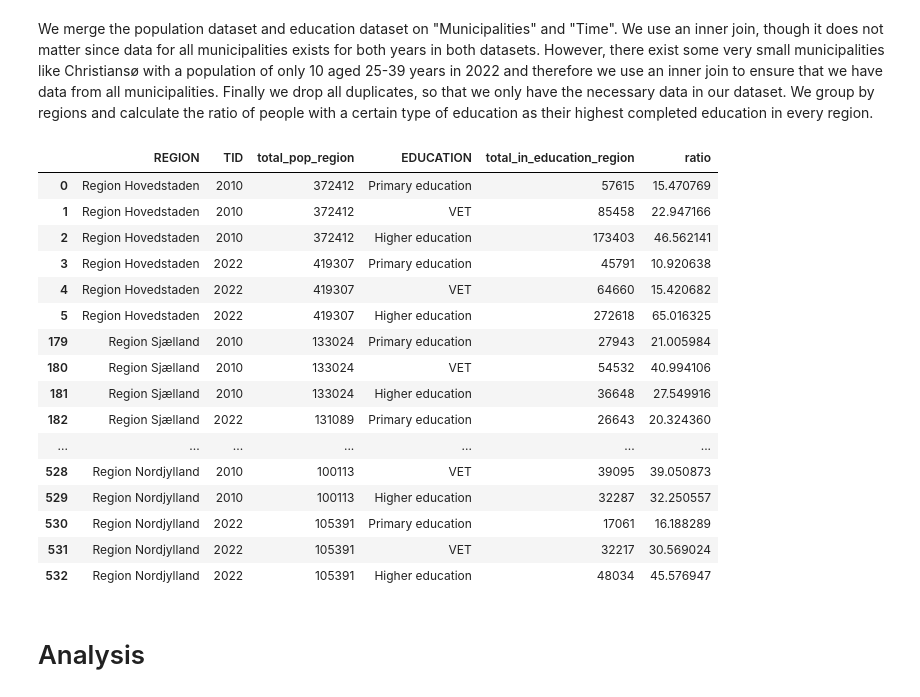
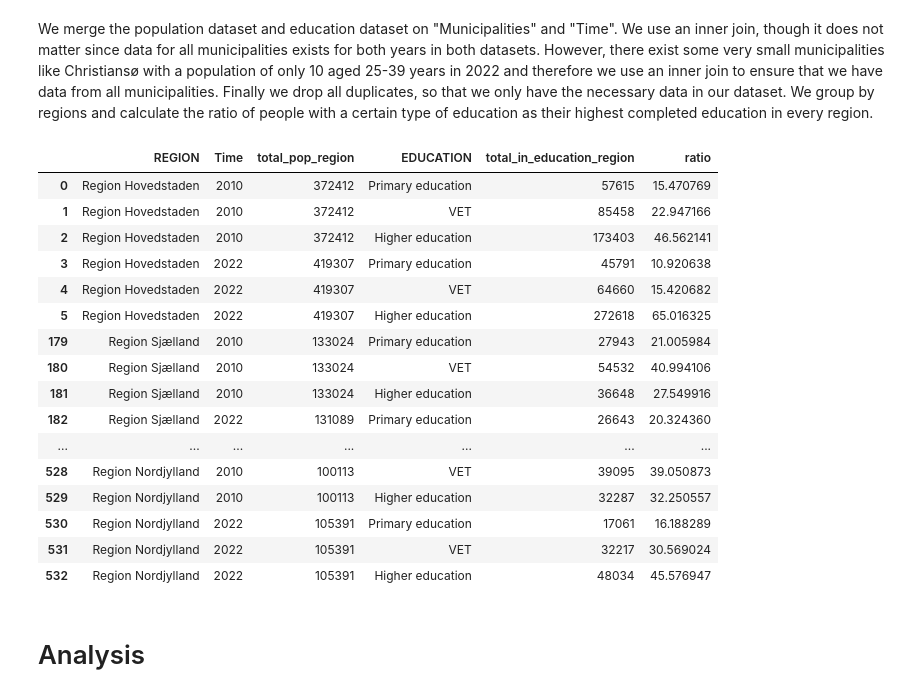
Before and after one commit to NumEconCopenhagen/projects-2023-iim, a Jupyter notebook: dataproject/dataproject.ipynb, the cells around one changed output. Saved outputs shown, nothing was run; the diff lists cells and outputs as text; code cells hidden in the pictures.

```diff
--- a/dataproject/dataproject.ipynb
+++ b/dataproject/dataproject.ipynb
@@ -217,24 +190,25 @@ We merge the population dataset and education dataset on "Municipalities" and "T
 # %%
 # Merging the datasets for population and educational level
 df_merge = pd.merge(pop_df_concatenate, edu_df_concatenate, how = 'inner', on = ['KOMK', "TID"]);
 
 # Summing over region and educational level
 df_merge['total_in_education_region'] = df_merge.groupby(["TID", "REGION", 'EDUCATION'])['total_in_education'].transform('sum')
 ##final_df['total_pop_region'] = final_df.groupby(["TID", "REGION"])['total_pop'].transform('sum')/3
 
 # Dropping duplicates
 df_merge = df_merge.drop_duplicates(subset=("TID","REGION", "EDUCATION"))
 
 # Drop variables that are no longer needed
 drop_variables(df_merge, ['KOMK','total_pop','total_in_education'])
 
 # Generating ratio in each region
 df_merge["ratio"]=df_merge["total_in_education_region"]/df_merge["total_pop_region"]*100
+df_merge = df_merge.rename(columns={'TID': 'Time'})
 
 # Printing the final dataset
 df_merge
 # %% [output]
-|  | REGION | TID | total_pop_region | EDUCATION | total_in_education_region | ratio |
+|  | REGION | Time | total_pop_region | EDUCATION | total_in_education_region | ratio |
 | 0 | Region Hovedstaden | 2010 | 372412 | Primary education | 57615 | 15.470769 |
 | 1 | Region Hovedstaden | 2010 | 372412 | VET | 85458 | 22.947166 |
 | 2 | Region Hovedstaden | 2010 | 372412 | Higher education | 173403 | 46.562141 |
```
Also changed, not shown: parts of 8 cells of this notebook, 1 other file.
